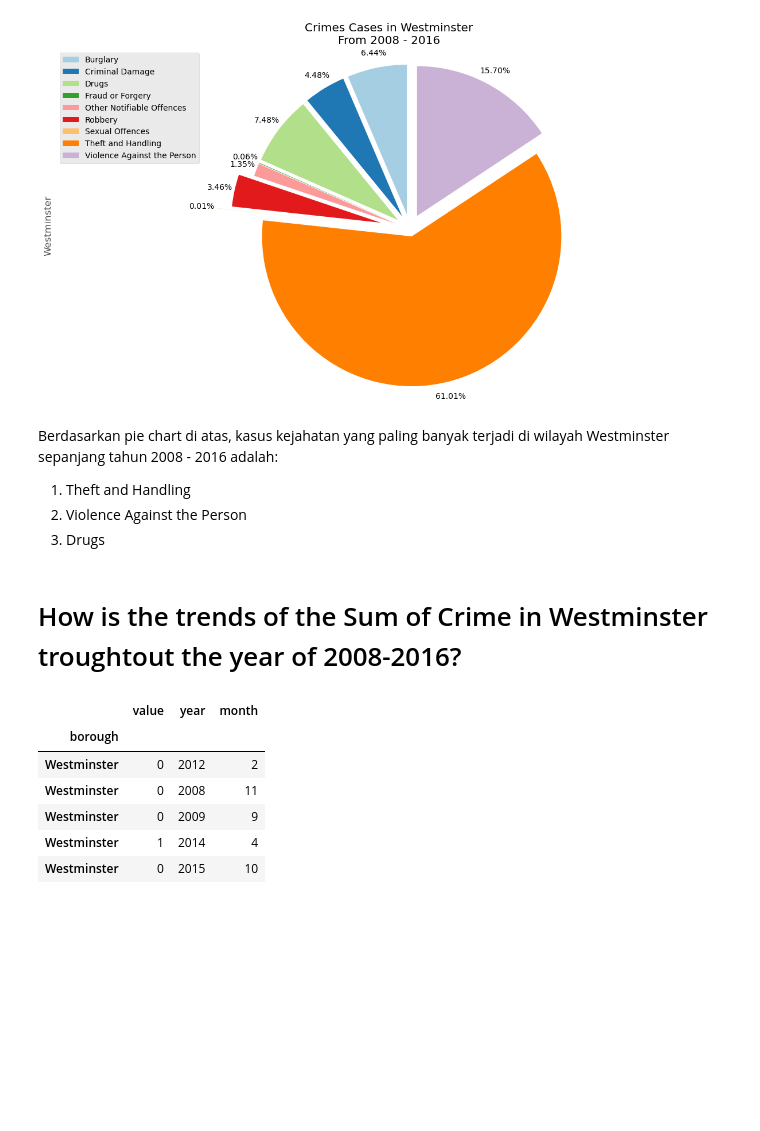
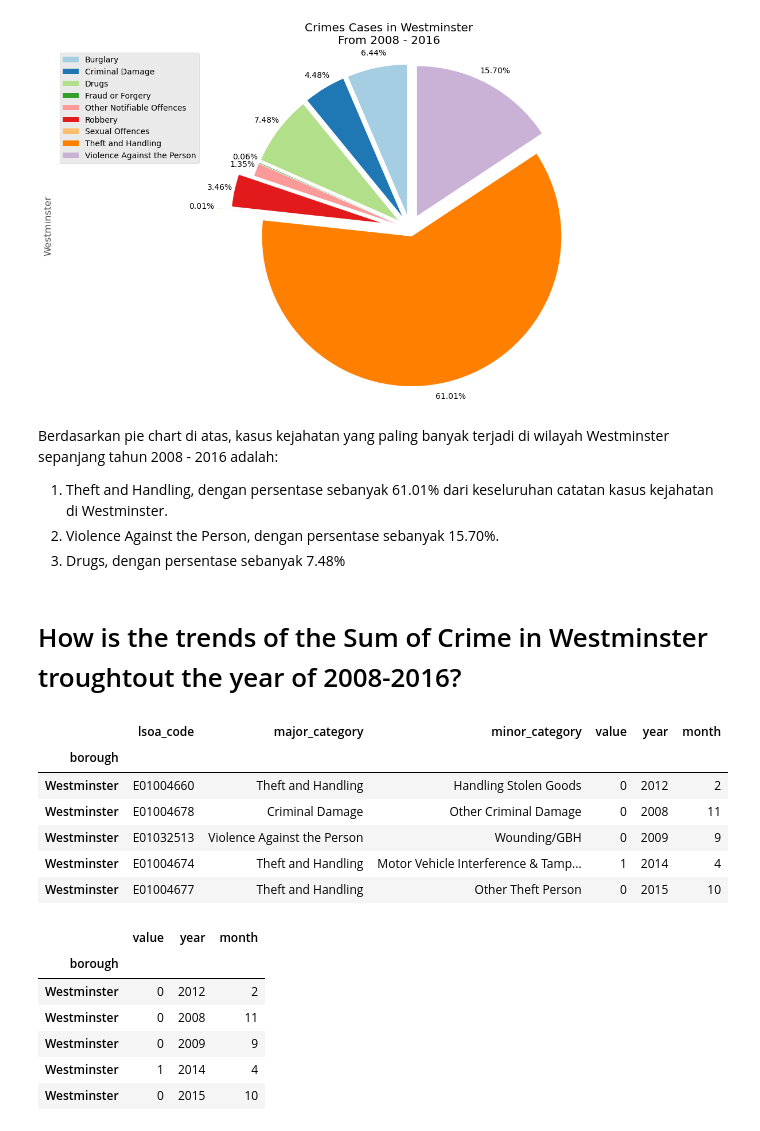
Before and after one commit to rnjasmine/PYTN_Assgn_1_5_JasmineNurRamadhani, a Jupyter notebook: PYTN_Assgn_1_5_JasmineNurRamadhani.ipynb, the cells around one changed output. Cells and saved outputs as stored; diff of their text form; code cells hidden in the pictures; blank space fills up the shorter version.

```diff
--- a/PYTN_Assgn_1_5_JasmineNurRamadhani.ipynb
+++ b/PYTN_Assgn_1_5_JasmineNurRamadhani.ipynb
@@ -389,12 +470,21 @@ plt.show()
 [figure]
 # %% [markdown]
 Berdasarkan pie chart di atas, kasus kejahatan yang paling banyak terjadi di wilayah Westminster sepanjang tahun 2008 - 2016 adalah:
-1. Theft and Handling
-2. Violence Against the Person
-3. Drugs
+1. Theft and Handling, dengan persentase sebanyak 61.01% dari keseluruhan catatan kasus kejahatan di Westminster.
+2. Violence Against the Person, dengan persentase sebanyak 15.70%.
+3. Drugs, dengan persentase sebanyak 7.48%
 # %% [markdown]
 # How is the trends of the Sum of Crime in Westminster troughtout the year of 2008-2016?
 # %%
 # Mendapatkan data dengan index 'Westminster' dan drop kolom 'minor_category','lsoa_code', dan 'major_category'
 datacrime1 = pd.DataFrame(datacrime.loc['Westminster'])
+datacrime1.head()
+# %% [output]
+|  | lsoa_code | major_category | minor_category | value | year | month |
+| borough |  |  |  |  |  |  |
+| Westminster | E01004660 | Theft and Handling | Handling Stolen Goods | 0 | 2012 | 2 |
+| Westminster | E01004678 | Criminal Damage | Other Criminal Damage | 0 | 2008 | 11 |
+| Westminster | E01032513 | Violence Against the Person | Wounding/GBH | 0 | 2009 | 9 |
+| Westminster | E01004674 | Theft and Handling | Motor Vehicle Interference & Tamp... | 1 | 2014 | 4 |
+| Westminster | E01004677 | Theft and Handling | Other Theft Person | 0 | 2015 | 10 |
 # %%
```
Also changed, not shown: parts of 14 cells of this notebook.
